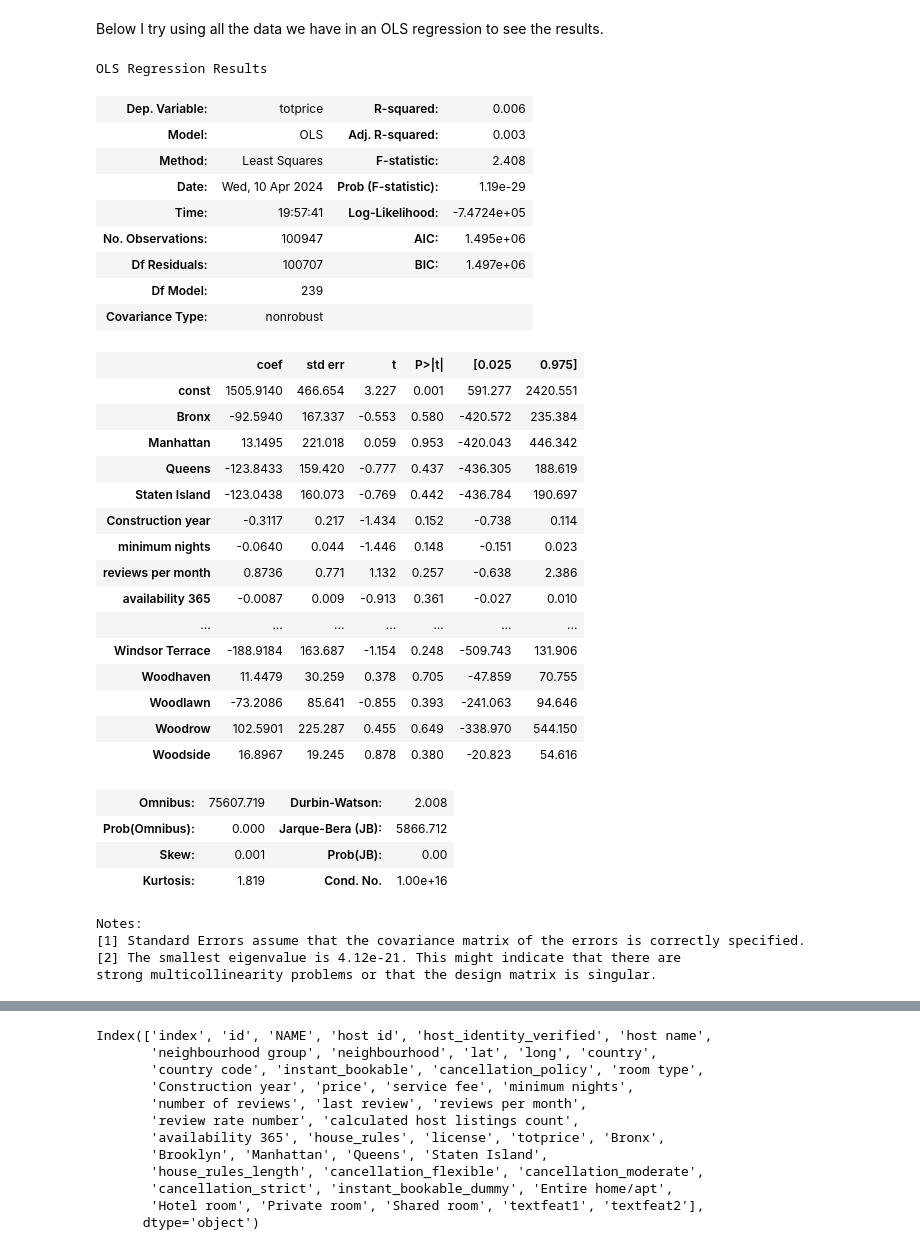
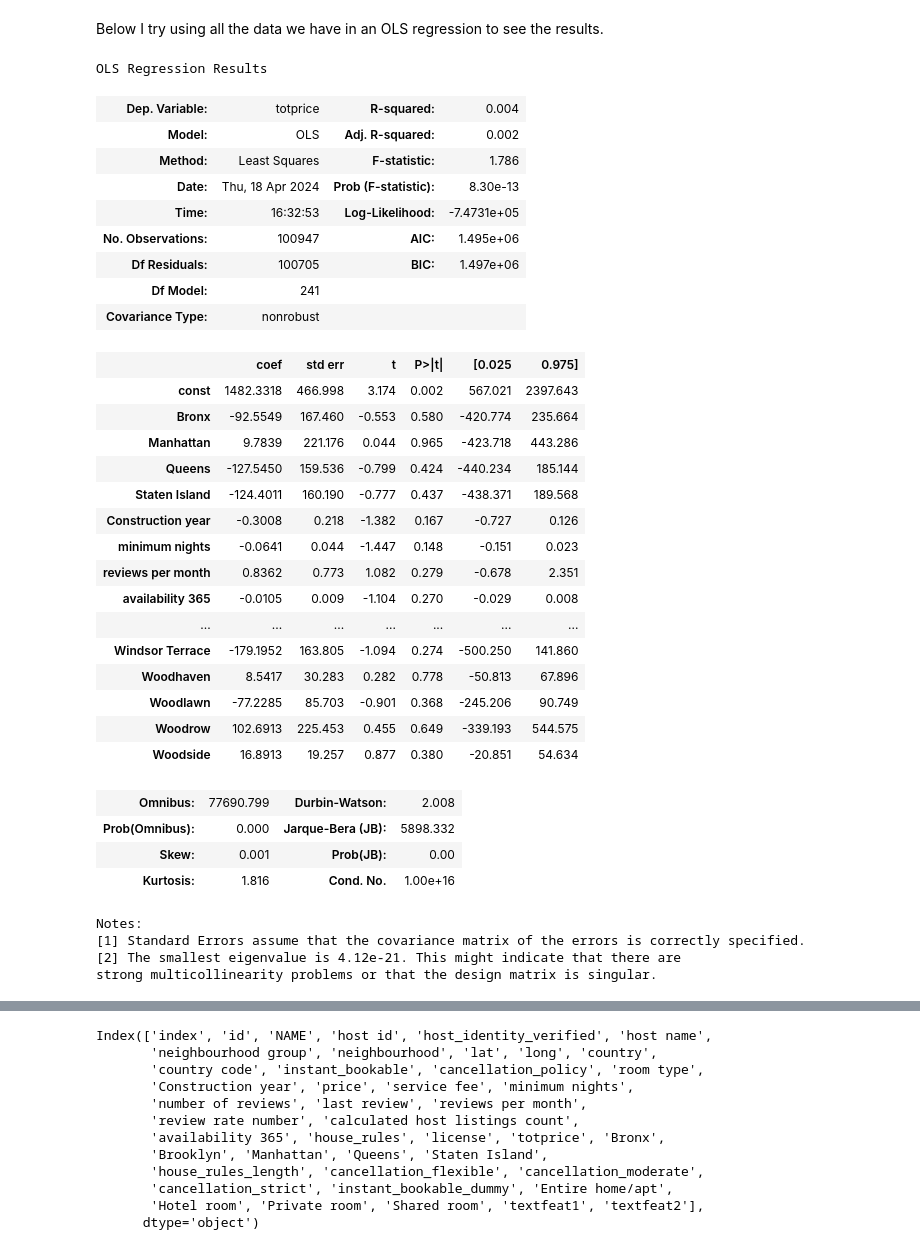
Before and after one commit to joshuajacobs2020/AirbnbPricePrediction, a Jupyter notebook: Airbnb_Data_Cleaning.ipynb, the cells around one changed output, grey strips where cells are left out. Saved outputs shown, nothing was run; the diff lists cells and outputs as text; code cells hidden in the pictures.

Commit message:
Added PCA components for house rules

```diff
--- a/Airbnb_Data_Cleaning.ipynb
+++ b/Airbnb_Data_Cleaning.ipynb
@@ -279,0 +338,13 @@ airbnb_text
+# %%
+# Create empty rows
+for word in text_filter_rules["names"]:
+    airbnb_text_rules[word] = 0
+# %%
+# Update the columns with 1 if the word is in the text
+for idx, row in airbnb_text_rules.iterrows():
+  for word in row['filtered_text'].split(' '):
+      airbnb_text_rules.at[idx, word] = 1
+
+airbnb_text_rules = airbnb_text_rules.drop("", axis=1)
+
+airbnb_text_rules
@@ -281,11 +366,13 @@ airbnb_text
 Now that the text dummy variables have been created, I attempt to reduce the dimensionality using PCR and PLS.
 # %%
 # Make array of values and reduce dimensionality with PCR
-text_array = np.array(airbnb_text.drop(["id","NAME","price","filtered_text"],axis=1))
+text_array = np.array(airbnb_text_rules.drop(["id","house_rules","price","filtered_text"],axis=1))
 
 import numpy as np
 from sklearn.decomposition import PCA
+
+# Get PCA with 2 principle components
 pca = PCA(n_components=2)
 pca.fit(text_array)
 reduced = pca.fit_transform(text_array)
-reduced_df_pca = pd.DataFrame(data=reduced,columns=["textfeat1","textfeat2"])
+reduced_df_pca_rules = pd.DataFrame(data=reduced,columns=["rules_textfeat1","rules_textfeat2"])
@@ -338,8 +401,10 @@ Below `x1` and `x2` correspond to the text features
 # %%
-# Model using all data, use Brooklyn as base case
+# Combining text features and testing model
+reduced_pca = pd.concat([reduced_df_pca,reduced_df_pca_rules],axis=1)
+
 import statsmodels.api as sm
-X_test = sm.add_constant(X_test)
-model = sm.OLS(y_test,X_test, missing="drop")
+reducedconst = sm.add_constant(reduced_pca)
+model = sm.OLS(airbnb["price"],reducedconst, missing="drop")
 results = model.fit()
 results.summary()
 # %% [output]
@@ -370,51 +433,54 @@ Notes:
 # %% [markdown]
 Below I try using all the data we have in an OLS regression to see the results.
 # %%
+# Merging Data
+airbnb_final = airbnb.join(reduced_pca)
+
 # Model using all data, use Brooklyn as base case
 import statsmodels.api as sm
 Y = airbnb_final["totprice"]
 X = airbnb_final[["Bronx", "Manhattan","Queens","Staten Island", "Construction year", "minimum nights",
             "reviews per month", "availability 365", "review rate number", "house_rules_length",
             "cancellation_moderate","cancellation_strict", "instant_bookable_dummy",
-            "Hotel room", "Private room", "Shared room","textfeat1","textfeat2"]] # Use Brooklyn as the base, cancellation flexible as base, home/apt as base
+            "Hotel room", "Private room", "Shared room","names_textfeat1","names_textfeat2", "rules_textfeat1","rules_textfeat2"]] # Use Brooklyn as the base, cancellation flexible as base, home/apt as base
 X = X.join(pd.get_dummies(airbnb["neighbourhood"],dtype=int))
 X = sm.add_constant(X)
 X = X.drop('Allerton', axis=1) # Allerton is base
 
 model = sm.OLS(Y,X, missing="drop")
 results = model.fit()
 results.summary()
 # %% [output]
 OLS Regression Results
-| Dep. Variable: | totprice | R-squared: | 0.006 |
-| Model: | OLS | Adj. R-squared: | 0.003 |
-| Method: | Least Squares | F-statistic: | 2.408 |
-| Date: | Wed, 10 Apr 2024 | Prob (F-statistic): | 1.19e-29 |
-| Time: | 19:57:41 | Log-Likelihood: | -7.4724e+05 |
+| Dep. Variable: | totprice | R-squared: | 0.004 |
+| Model: | OLS | Adj. R-squared: | 0.002 |
+| Method: | Least Squares | F-statistic: | 1.786 |
+| Date: | Thu, 18 Apr 2024 | Prob (F-statistic): | 8.30e-13 |
+| Time: | 16:32:53 | Log-Likelihood: | -7.4731e+05 |
 | No. Observations: | 100947 | AIC: | 1.495e+06 |
-| Df Residuals: | 100707 | BIC: | 1.497e+06 |
-| Df Model: | 239 |  |  |
+| Df Residuals: | 100705 | BIC: | 1.497e+06 |
+| Df Model: | 241 |  |  |
 | Covariance Type: | nonrobust |  |  |
 |  | coef | std err | t | P>|t| | [0.025 | 0.975] |
-| const | 1505.9140 | 466.654 | 3.227 | 0.001 | 591.277 | 2420.551 |
-| Bronx | -92.5940 | 167.337 | -0.553 | 0.580 | -420.572 | 235.384 |
-| Manhattan | 13.1495 | 221.018 | 0.059 | 0.953 | -420.043 | 446.342 |
-| Queens | -123.8433 | 159.420 | -0.777 | 0.437 | -436.305 | 188.619 |
-| Staten Island | -123.0438 | 160.073 | -0.769 | 0.442 | -436.784 | 190.697 |
-| Construction year | -0.3117 | 0.217 | -1.434 | 0.152 | -0.738 | 0.114 |
-| minimum nights | -0.0640 | 0.044 | -1.446 | 0.148 | -0.151 | 0.023 |
-| reviews per month | 0.8736 | 0.771 | 1.132 | 0.257 | -0.638 | 2.386 |
-| availability 365 | -0.0087 | 0.009 | -0.913 | 0.361 | -0.027 | 0.010 |
+| const | 1482.3318 | 466.998 | 3.174 | 0.002 | 567.021 | 2397.643 |
+| Bronx | -92.5549 | 167.460 | -0.553 | 0.580 | -420.774 | 235.664 |
+| Manhattan | 9.7839 | 221.176 | 0.044 | 0.965 | -423.718 | 443.286 |
+| Queens | -127.5450 | 159.536 | -0.799 | 0.424 | -440.234 | 185.144 |
+| Staten Island | -124.4011 | 160.190 | -0.777 | 0.437 | -438.371 | 189.568 |
+| Construction year | -0.3008 | 0.218 | -1.382 | 0.167 | -0.727 | 0.126 |
+| minimum nights | -0.0641 | 0.044 | -1.447 | 0.148 | -0.151 | 0.023 |
+| reviews per month | 0.8362 | 0.773 | 1.082 | 0.279 | -0.678 | 2.351 |
+| availability 365 | -0.0105 | 0.009 | -1.104 | 0.270 | -0.029 | 0.008 |
 | ... | ... | ... | ... | ... | ... | ... |
-| Windsor Terrace | -188.9184 | 163.687 | -1.154 | 0.248 | -509.743 | 131.906 |
-| Woodhaven | 11.4479 | 30.259 | 0.378 | 0.705 | -47.859 | 70.755 |
-| Woodlawn | -73.2086 | 85.641 | -0.855 | 0.393 | -241.063 | 94.646 |
-| Woodrow | 102.5901 | 225.287 | 0.455 | 0.649 | -338.970 | 544.150 |
-| Woodside | 16.8967 | 19.245 | 0.878 | 0.380 | -20.823 | 54.616 |
+| Windsor Terrace | -179.1952 | 163.805 | -1.094 | 0.274 | -500.250 | 141.860 |
+| Woodhaven | 8.5417 | 30.283 | 0.282 | 0.778 | -50.813 | 67.896 |
+| Woodlawn | -77.2285 | 85.703 | -0.901 | 0.368 | -245.206 | 90.749 |
+| Woodrow | 102.6913 | 225.453 | 0.455 | 0.649 | -339.193 | 544.575 |
+| Woodside | 16.8913 | 19.257 | 0.877 | 0.380 | -20.851 | 54.634 |
-| Omnibus: | 75607.719 | Durbin-Watson: | 2.008 |
-| Prob(Omnibus): | 0.000 | Jarque-Bera (JB): | 5866.712 |
+| Omnibus: | 77690.799 | Durbin-Watson: | 2.008 |
+| Prob(Omnibus): | 0.000 | Jarque-Bera (JB): | 5898.332 |
 | Skew: | 0.001 | Prob(JB): | 0.00 |
-| Kurtosis: | 1.819 | Cond. No. | 1.00e+16 |
+| Kurtosis: | 1.816 | Cond. No. | 1.00e+16 |
 Notes:
 [1] Standard Errors assume that the covariance matrix of the errors is correctly specified.
 [2] The smallest eigenvalue is 4.12e-21. This might indicate that there are
```
Also changed, not shown: parts of 22 cells of this notebook.
